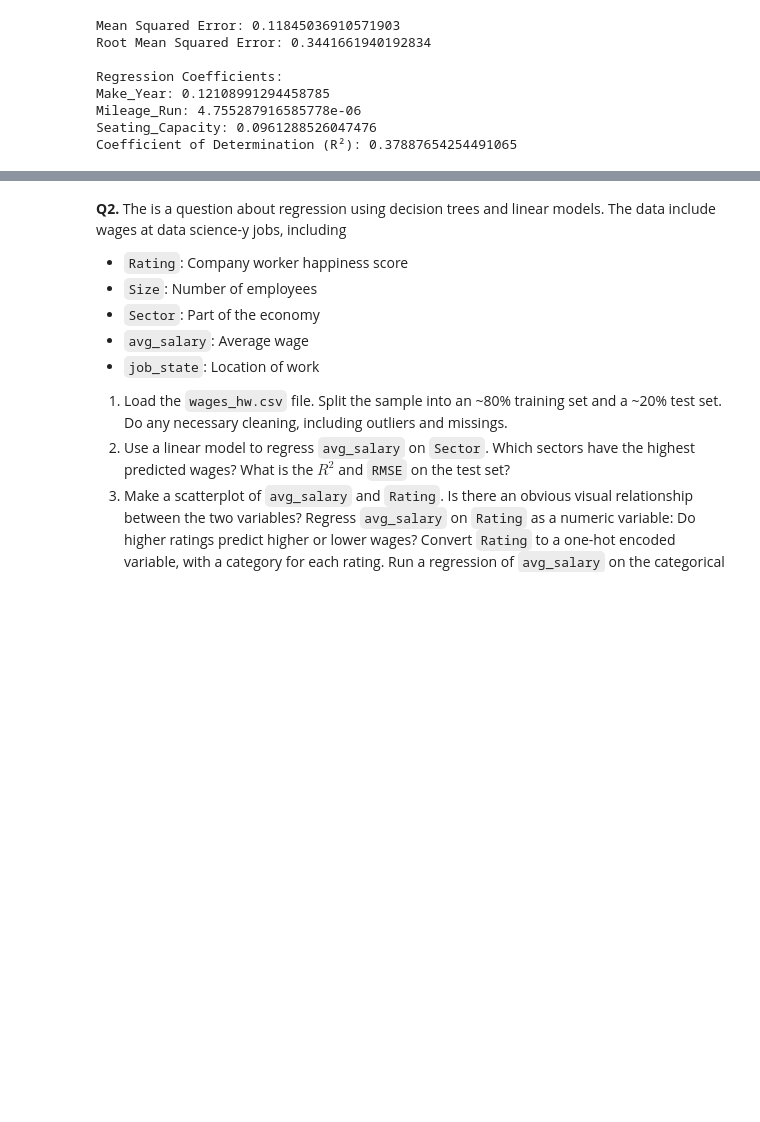
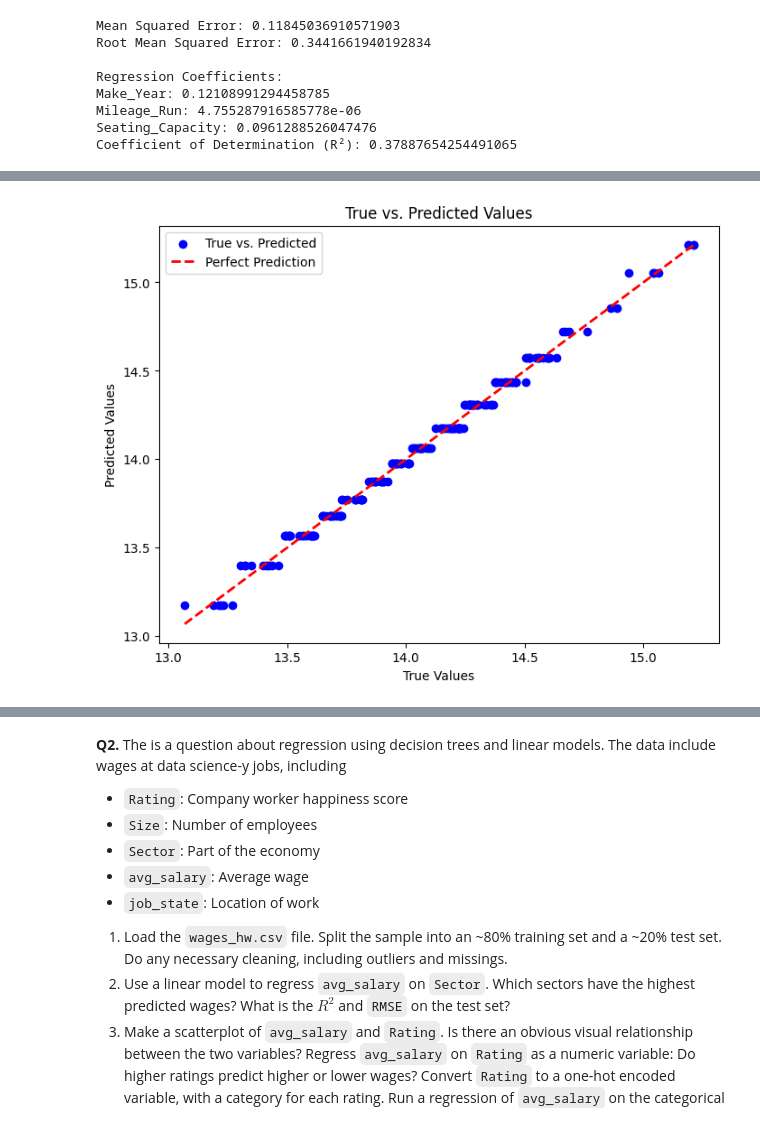
Before and after one commit to kaitlinblakeslee/assignment4, a Jupyter notebook: assignment4.ipynb, the cells around one changed output, grey strips where cells are left out. Cells and saved outputs as stored; diff of their text form; code cells hidden in the pictures; blank space fills up the shorter version.

```diff
--- a/assignment4.ipynb
+++ b/assignment4.ipynb
@@ -286,0 +577,27 @@ print(cdf_encoded)
+# %%
+# For your best tree, determine the predicted values for the test data, and plot them against the true values.
+# Do the predicted values and true values line up along the diagonal, or not?
+# Compute the residuals/errors for the test data and create a kernel density plot. Do the residuals look roughly bell-shaped around zero?
+
+# Create a Decision Tree Regressor with the best hyperparameters
+best_regression_tree = DecisionTreeRegressor(max_depth=4, random_state=42)  # Replace with your best hyperparameters
+
+# Fit the model to the training data
+best_regression_tree.fit(X_train4, y_train4)
+
+# Use the trained model to make predictions on the test data
+y_pred4 = best_regression_tree.predict(X_test4)
+
+# Create a scatter plot of predicted vs. true values
+plt.figure(figsize=(8, 6))
+plt.scatter(y_test4, y_pred4, c='blue', marker='o', label='True vs. Predicted')
+plt.plot([min(y_test4), max(y_test4)], [min(y_test4), max(y_test4)], c='red', linestyle='--', lw=2, label='Perfect Prediction')
+plt.xlabel("True Values")
+plt.ylabel("Predicted Values")
+plt.title("True vs. Predicted Values")
+plt.legend()
+plt.show()
+
+#The predicted values and true values don't line up perfectly amongst the diagonal but they line up fairly well.
+# %% [output]
+[figure, added]
```
Also changed, not shown: parts of 15 cells of this notebook.
